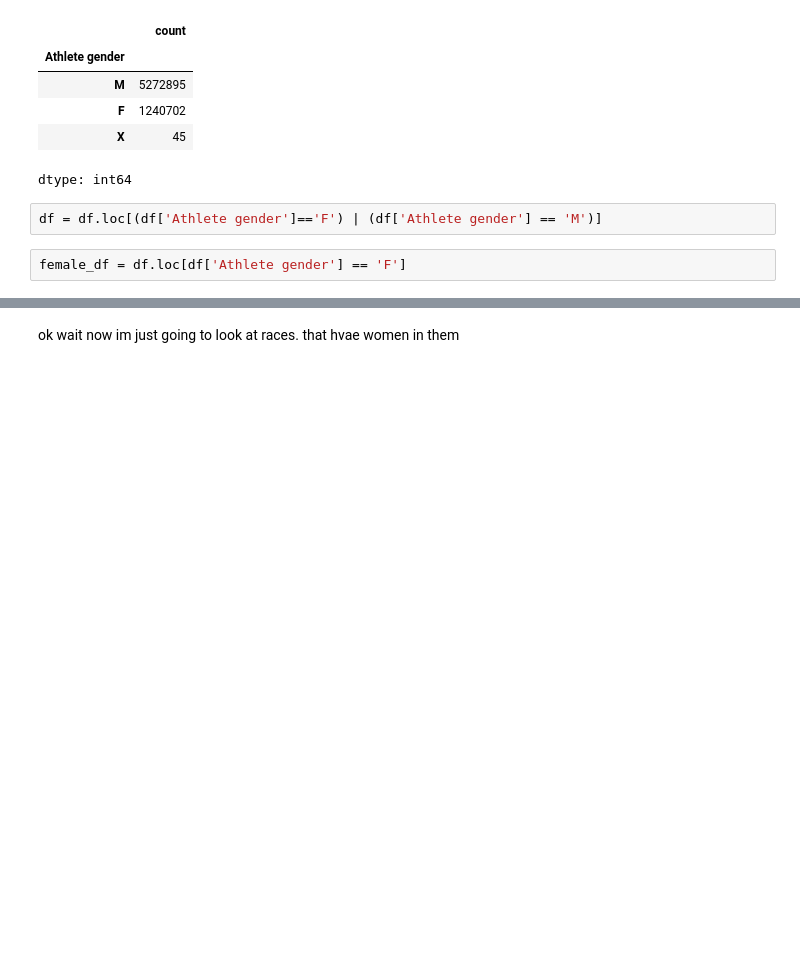
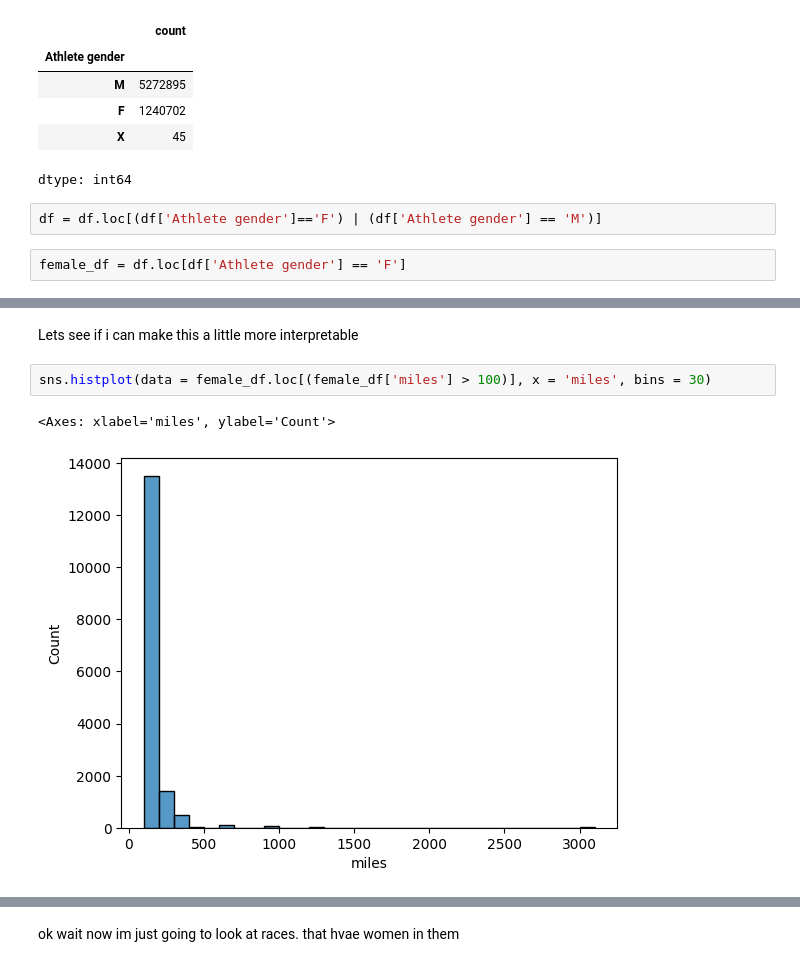
Before and after one commit to kendall-lucas25/women_endurance, a Jupyter notebook: DTSC_220_Final.ipynb, the cells around one changed output, grey strips where cells are left out. Saved outputs shown, nothing was run; the diff lists cells and outputs as text; blank space fills up the shorter version.

```diff
--- a/DTSC_220_Final.ipynb
+++ b/DTSC_220_Final.ipynb
@@ -633,0 +639,7 @@ sns.histplot(female_df, )
+# %% [markdown]
+Lets see if i can make this a little more interpretable
+# %%
+sns.histplot(data = female_df.loc[(female_df['miles'] > 100)], x = 'miles', bins = 30)
+# %% [output]
+<Axes: xlabel='miles', ylabel='Count'>
+[figure, added]
```
Also changed, not shown: parts of 9 cells of this notebook.
